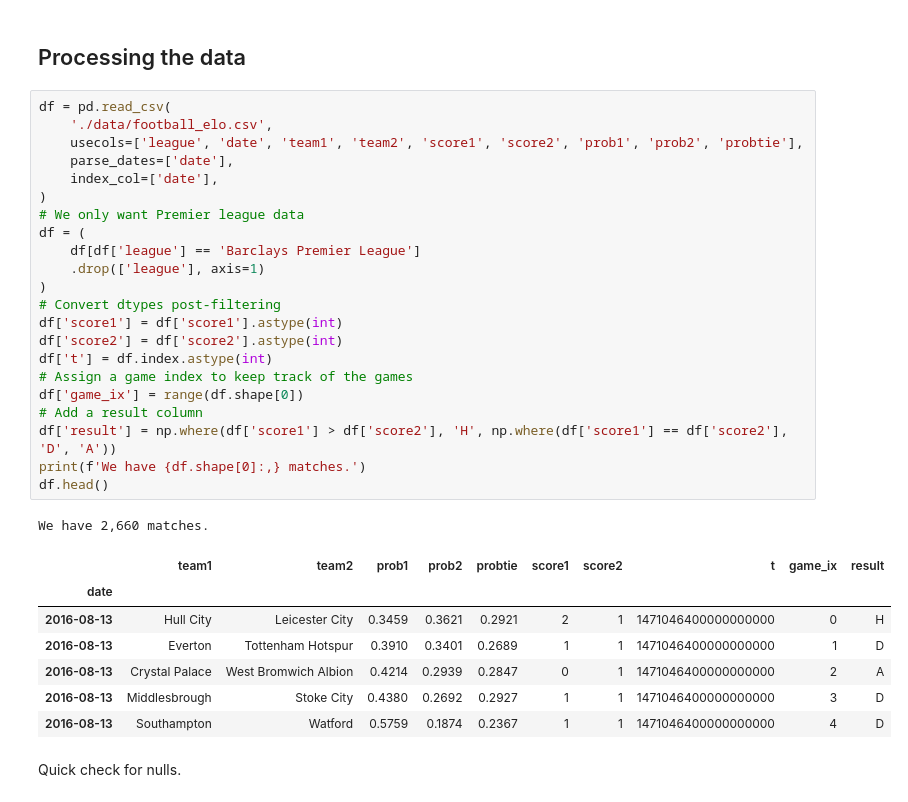
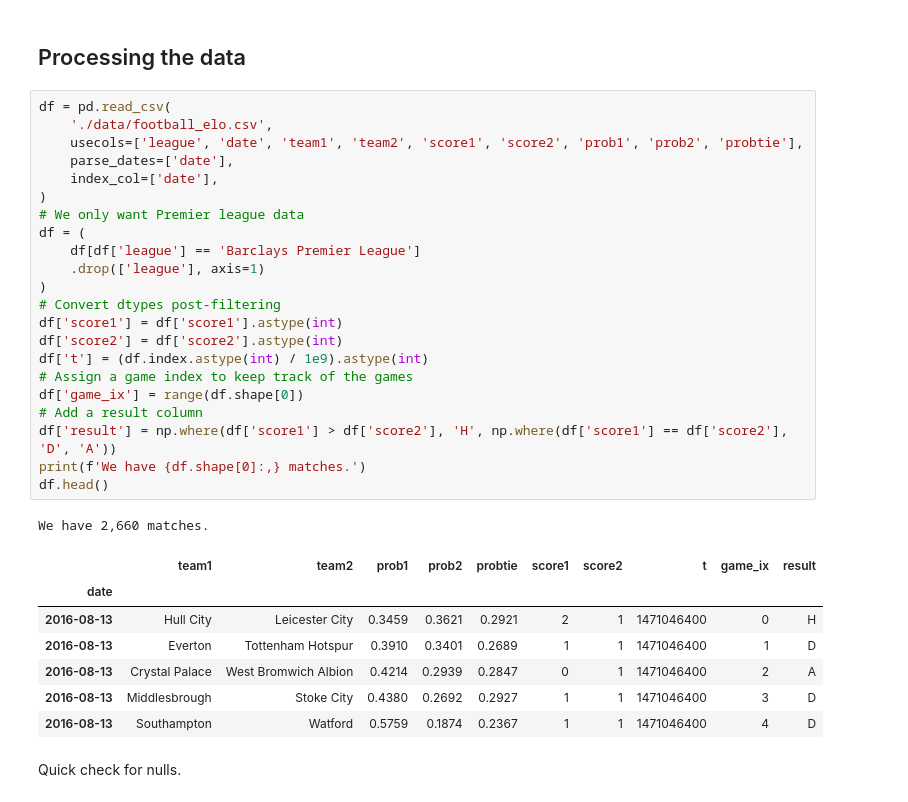
Before and after one commit to cookepm/elo-grad, a Jupyter notebook: examples/football.ipynb, the cells around one changed output. Drawn from its saved outputs; the diff is of its cells as text.

```diff
--- a/examples/football.ipynb
+++ b/examples/football.ipynb
@@ -36,34 +42,34 @@ We use Premier League football data from [538](https://abcnews.go.com/538) under
 # %%
 df = pd.read_csv(
     './data/football_elo.csv',
     usecols=['league', 'date', 'team1', 'team2', 'score1', 'score2', 'prob1', 'prob2', 'probtie'],
     parse_dates=['date'],
     index_col=['date'],
 )
 # We only want Premier league data
 df = (
     df[df['league'] == 'Barclays Premier League']
     .drop(['league'], axis=1)
 )
 # Convert dtypes post-filtering
 df['score1'] = df['score1'].astype(int)
 df['score2'] = df['score2'].astype(int)
-df['t'] = df.index.astype(int)
+df['t'] = (df.index.astype(int) / 1e9).astype(int)
 # Assign a game index to keep track of the games
 df['game_ix'] = range(df.shape[0])
 # Add a result column
 df['result'] = np.where(df['score1'] > df['score2'], 'H', np.where(df['score1'] == df['score2'], 'D', 'A'))
 print(f'We have {df.shape[0]:,} matches.')
 df.head()
 # %% [output]
 We have 2,660 matches.
 |  | team1 | team2 | prob1 | prob2 | probtie | score1 | score2 | t | game_ix | result |
 | date |  |  |  |  |  |  |  |  |  |  |
-| 2016-08-13 | Hull City | Leicester City | 0.3459 | 0.3621 | 0.2921 | 2 | 1 | 1471046400000000000 | 0 | H |
-| 2016-08-13 | Everton | Tottenham Hotspur | 0.3910 | 0.3401 | 0.2689 | 1 | 1 | 1471046400000000000 | 1 | D |
-| 2016-08-13 | Crystal Palace | West Bromwich Albion | 0.4214 | 0.2939 | 0.2847 | 0 | 1 | 1471046400000000000 | 2 | A |
-| 2016-08-13 | Middlesbrough | Stoke City | 0.4380 | 0.2692 | 0.2927 | 1 | 1 | 1471046400000000000 | 3 | D |
-| 2016-08-13 | Southampton | Watford | 0.5759 | 0.1874 | 0.2367 | 1 | 1 | 1471046400000000000 | 4 | D |
+| 2016-08-13 | Hull City | Leicester City | 0.3459 | 0.3621 | 0.2921 | 2 | 1 | 1471046400 | 0 | H |
+| 2016-08-13 | Everton | Tottenham Hotspur | 0.3910 | 0.3401 | 0.2689 | 1 | 1 | 1471046400 | 1 | D |
+| 2016-08-13 | Crystal Palace | West Bromwich Albion | 0.4214 | 0.2939 | 0.2847 | 0 | 1 | 1471046400 | 2 | A |
+| 2016-08-13 | Middlesbrough | Stoke City | 0.4380 | 0.2692 | 0.2927 | 1 | 1 | 1471046400 | 3 | D |
+| 2016-08-13 | Southampton | Watford | 0.5759 | 0.1874 | 0.2367 | 1 | 1 | 1471046400 | 4 | D |
 # %% [markdown]
 Quick check for nulls.
 # %%
```
Also changed, not shown: parts of 16 cells of this notebook, 7 other files.
